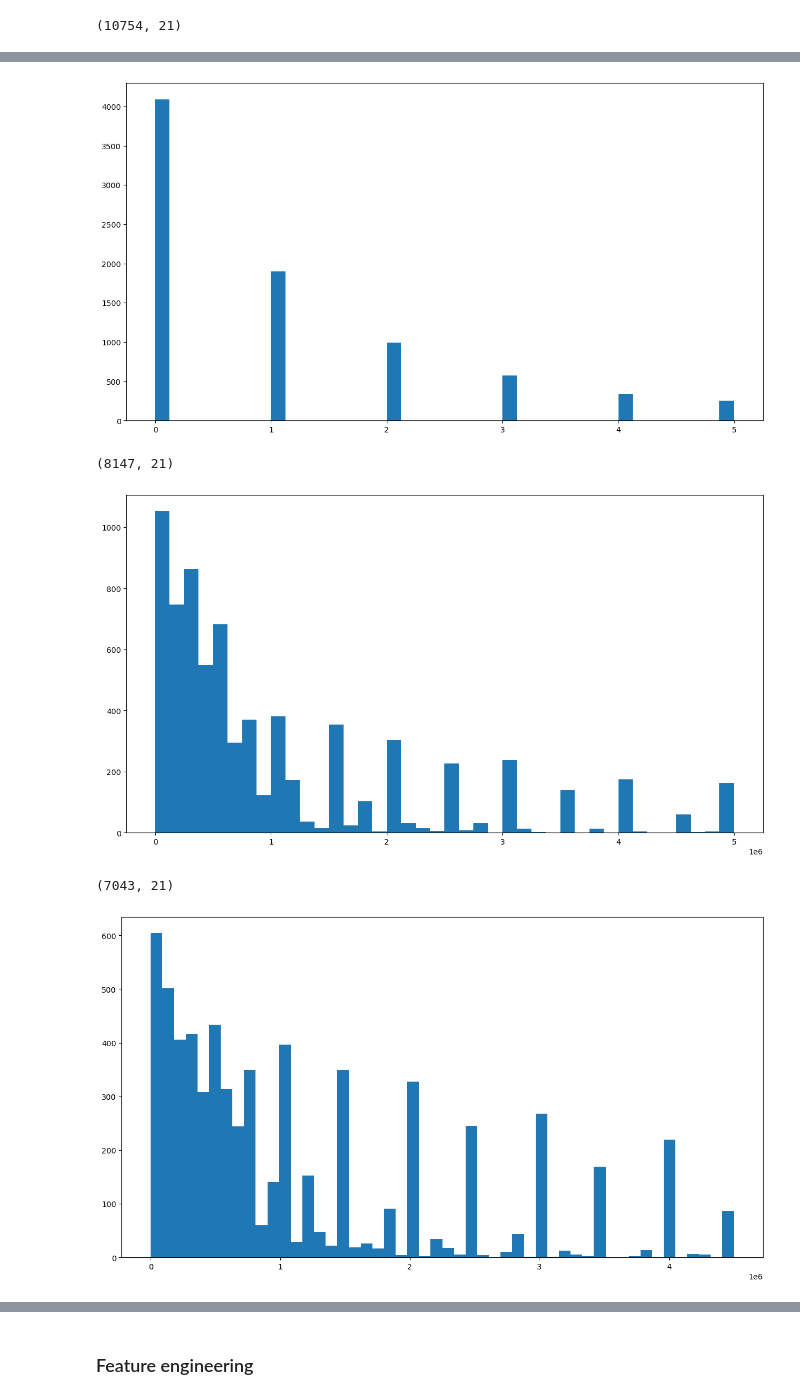
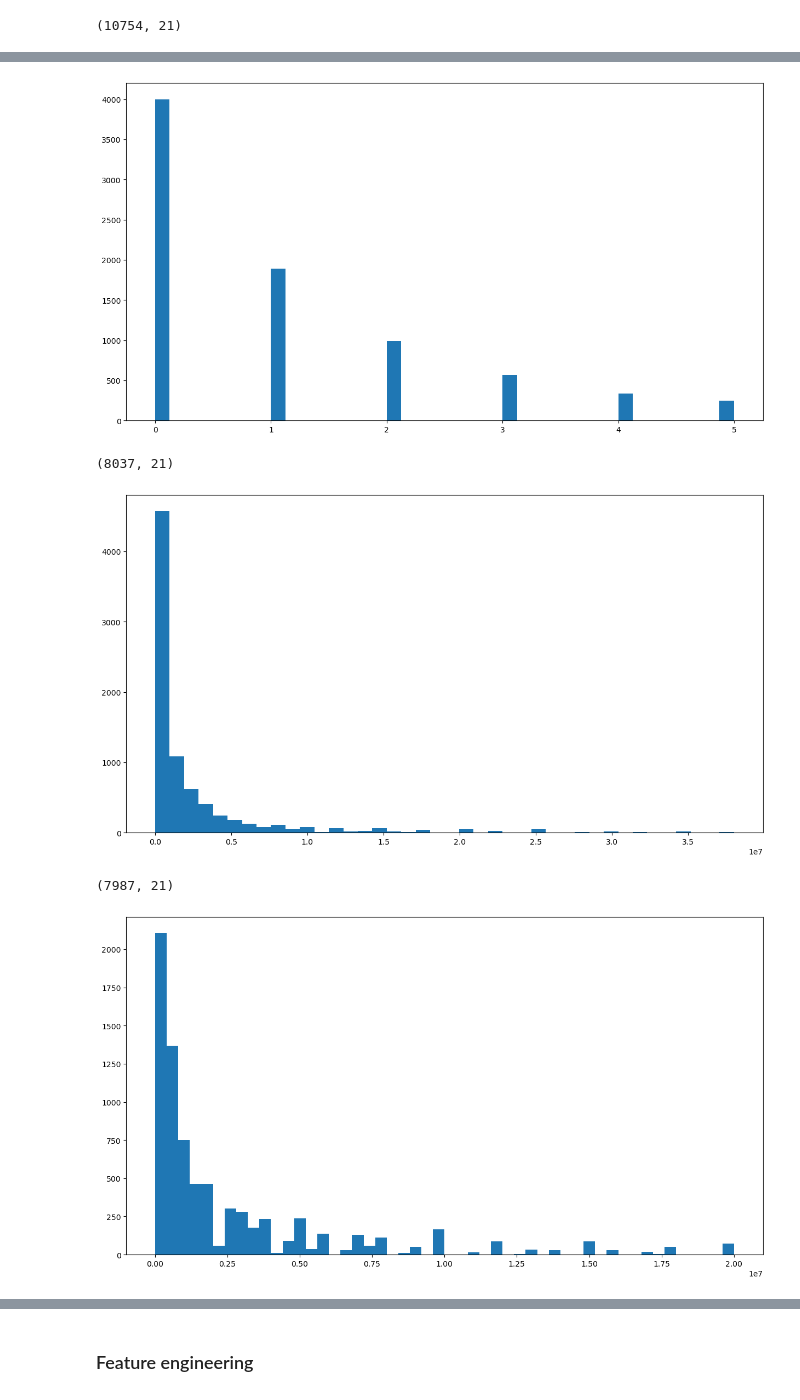
Before and after one commit to Tuwaiq-DS-ML-bootcamp-V-8/Usecase-7, a Jupyter notebook: EDA explain template.ipynb, the cells around one changed output, grey strips where cells are left out. Saved outputs shown, nothing was run; the diff lists cells and outputs as text; code cells hidden in the pictures.

```diff
--- a/EDA explain template.ipynb
+++ b/EDA explain template.ipynb
@@ -253,6 +253,8 @@ Name: count, dtype: int64
 football_df.shape
 # %% [output]
 (10754, 21)
+# %%
+football_df = football_df[(football_df['highest_value'] > 0) & (football_df['current_value'] > 0)]
 # %%
 #Check outliers
 # %%
@@ -356,7 +358,7 @@ plt.figure(figsize=(15,8))
 plt.hist(df[df['award']<6]['award'], bins=40)
 plt.show()
 # %% [output]
-[figure, old version]
+[figure, new version]
 # %%
 #Filter award outliers  if award < 60 i will take it
 
@@ -364,36 +366,36 @@ df = df[df['award']<6]
 # %%
 df.shape
 # %% [output]
-(8147, 21)
+(8037, 21)
 # %%
 plt.figure(figsize=(15,8))
 
-#Show current_value outliers  if current_value < 6000000 i will take it
+#Show current_value outliers  if current_value < 40000000 i will take it
 
 
-plt.hist(df[df['current_value'] <= 5000000]['current_value'], bins=40)
+plt.hist(df[df['current_value']< 40000000]['current_value'], bins=40)
 plt.show()
 # %% [output]
-[figure, old version]
+[figure, new version]
 # %%
-#Show current_value outliers  if current_value < 6000000 i will take it
+#Show current_value outliers  if current_value < 40000000 i will take it
 
-df = df[df['current_value'] < 5000000]
+df = df[df['current_value'] < 40000000]
 # %%
 df.shape
 # %% [output]
-(7043, 21)
+(7987, 21)
 # %%
 plt.figure(figsize=(15,8))
 
-#Show highest_value outliers  if highest_value < 15000000 i will take it
+#Show highest_value outliers  if highest_value < 20000000 i will take it
 
 
 
-plt.hist(df[df['highest_value'] <= 4500000]['highest_value'], bins=50)
+plt.hist(df[df['highest_value'] <= 20000000]['highest_value'], bins=50)
 plt.show()
 # %% [output]
-[figure, old version]
+[figure, new version]
 # %%
 #Show highest_value outliers  if highest_value < 15000000 i will take it
 
```
Also changed, not shown: parts of 37 cells of this notebook.
